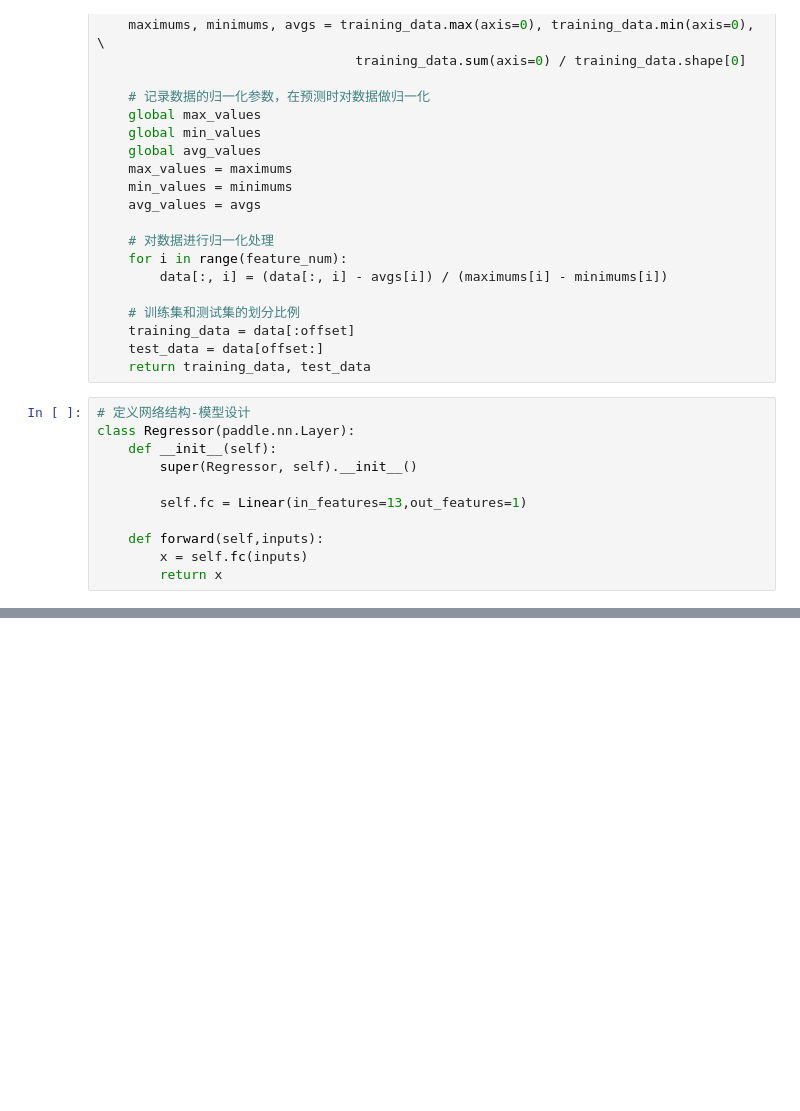
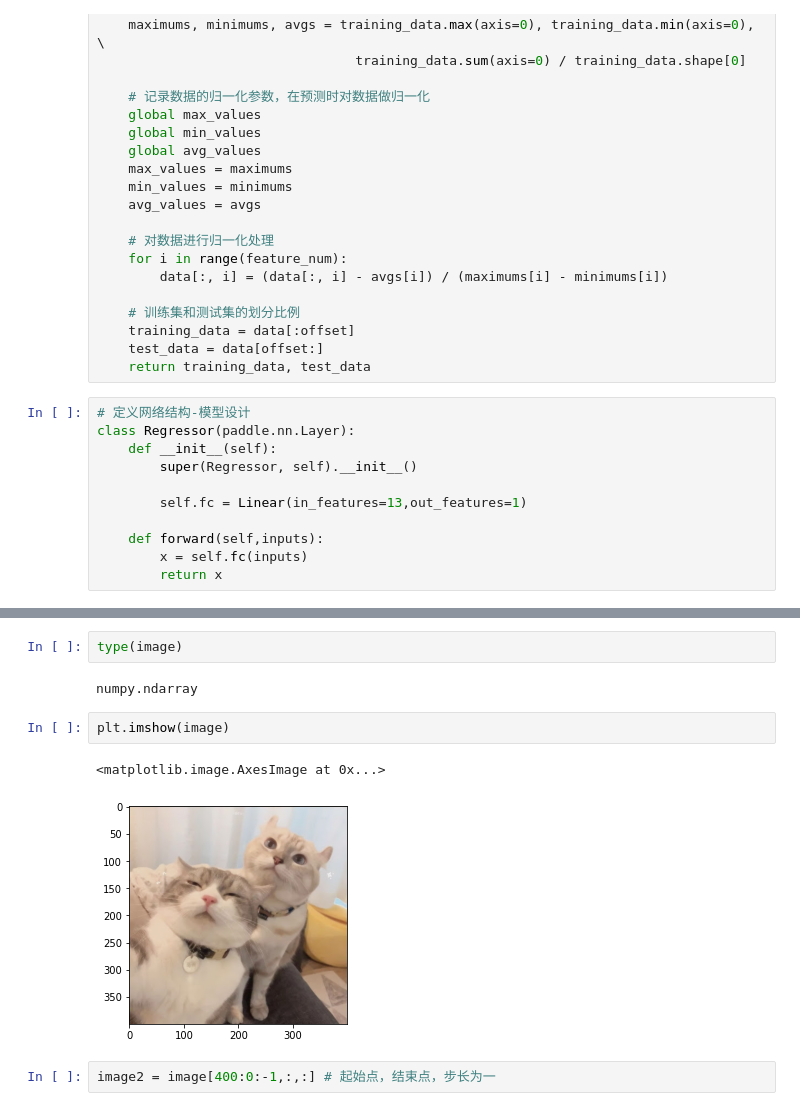
Before and after one commit to Jaon95/program_design_learning, a Jupyter notebook: paddlepaddle学习/房价预测.ipynb, the cells around one changed output, grey strips where cells are left out. Saved outputs shown, nothing was run; the diff lists cells and outputs as text; blank space fills up the shorter version.

```diff
--- a/paddlepaddle学习/房价预测.ipynb
+++ b/paddlepaddle学习/房价预测.ipynb
@@ -103,0 +219,11 @@ for epoch_id in range(EPOCH_NUM):
+# %%
+type(image)
+# %% [output]
+numpy.ndarray
+# %%
+plt.imshow(image)
+# %% [output]
+<matplotlib.image.AxesImage at 0x...>
+[figure, added]
+# %%
+image2 = image[400:0:-1,:,:] # 起始点，结束点，步长为一
```
Also changed, not shown: parts of 15 cells of this notebook, 2 other files.
